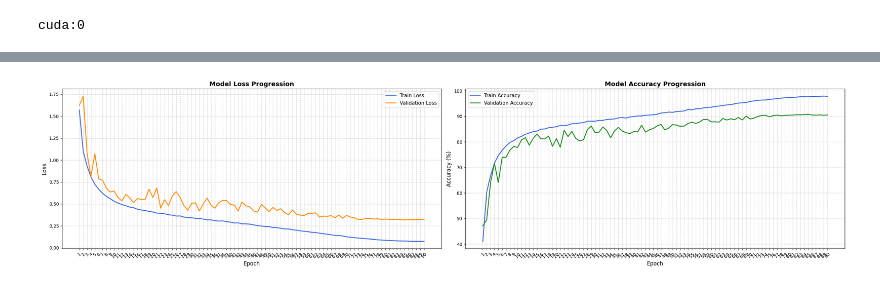
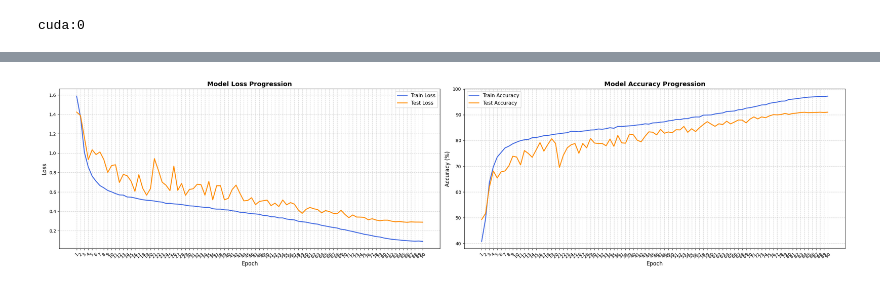
Before and after one commit to AveZorgen/deep-learning-course-practice-2026, a Jupyter notebook: laboratory_work_2/KulikovAY/submit.ipynb, the cells around one changed output, grey strips where cells are left out. Cells and saved outputs as stored; diff of their text form; code cells hidden in the pictures.

```diff
--- a/laboratory_work_2/KulikovAY/submit.ipynb
+++ b/laboratory_work_2/KulikovAY/submit.ipynb
@@ -563,39 +450,38 @@ config['num_epochs'] = 90
 # %%
-# Start the full run from new weights; tuning models are discarded.
 set_seed(config["seed"])
 train_generator.manual_seed(config["seed"])
-cnn_model = build_model().to(device)
-optimizer = make_optimizer(cnn_model, learning_rate)
-scheduler = torch.optim.lr_scheduler.CosineAnnealingLR(
-    optimizer, T_max=config["num_epochs"], eta_min=config["min_learning_rate"]
+cnn_model = ResNet(num_classes=num_classes).to(device)
+optimizer = torch.optim.SGD(
+    cnn_model.parameters(), lr=config["warmup_learning_rate"],
+    momentum=config["momentum"], weight_decay=config["weight_decay"],
 )
+scheduler = None
 metrics = []
-best_score = (-1.0, float("-inf"))
-best_state = None
-best_epoch = None
 for epoch in range(config["num_epochs"]):
     started = time.perf_counter()
     epoch_learning_rate = optimizer.param_groups[0]["lr"]
     train_result = run_epoch(cnn_model, train_loader, optimizer)
-    validation_result = run_epoch(cnn_model, validation_loader)
+    test_accuracy, test_loss = get_accuracy(test_loader, cnn_model)
     metrics.append({
+        "epoch": epoch + 1,
         "train_loss": train_result["loss"], "train_accuracy": train_result["accuracy"],
-        "validation_loss": validation_result["loss"], "validation_accuracy": validation_result["accuracy"],
+        "test_loss": test_loss, "test_accuracy": test_accuracy,
         "learning_rate": epoch_learning_rate,
     })
-    score = (validation_result["accuracy"], -validation_result["loss"])
-    if score > best_score:
-        best_score = score
-        best_epoch = epoch + 1
-        best_state = {name: value.detach().cpu().clone() for name, value in cnn_model.state_dict().items()}
-    scheduler.step()
+    if scheduler is not None:
+        scheduler.step()
+    elif 1 - train_result["accuracy"] < config["warmup_error_threshold"]:
+        remaining_epochs = config["num_epochs"] - epoch - 1
+        if remaining_epochs:
+            optimizer.param_groups[0]["lr"] = config["learning_rate"]
+            scheduler = torch.optim.lr_scheduler.CosineAnnealingLR(
+                optimizer, T_max=remaining_epochs, eta_min=config["min_learning_rate"]
+            )
     print(
         f"Epoch[{epoch + 1}/{config['num_epochs']}]: lr={epoch_learning_rate:.5f} "
         f"train_loss={train_result['loss']:.4f} train_accuracy={train_result['accuracy']:.4f} "
-        f"val_loss={validation_result['loss']:.4f} val_accuracy={validation_result['accuracy']:.4f} "
+        f"test_loss={test_loss:.4f} test_accuracy={test_accuracy:.4f} "
         f"elapsed={time.perf_counter() - started:.1f}s", flush=True,
     )
-cnn_model.load_state_dict(best_state)
-cnn_model.eval()
-print(f"Restored epoch {best_epoch}; best validation accuracy = {best_score[0]:.2%}")
+cnn_model.eval();
 # %% [output]
@@ -633,28 +520,28 @@ metrics[-1]
 # %%
-epochs = range(1, len(metrics) + 1)
+epochs = [m["epoch"] for m in metrics]
 fig, ax = plt.subplots(1, 2, figsize=(25, 6))
 
 ax[0].plot(epochs, [m["train_loss"] for m in metrics], label="Train Loss", color="royalblue", linewidth=2)
-ax[0].plot(epochs, [m["validation_loss"] for m in metrics], label="Validation Loss", color="darkorange", linewidth=2)
+ax[0].plot(epochs, [m["test_loss"] for m in metrics], label="Test Loss", color="darkorange", linewidth=2)
 ax[0].set_title("Model Loss Progression", fontsize=14, fontweight="bold")
 ax[0].set_xlabel("Epoch", fontsize=12)
 ax[0].set_ylabel("Loss", fontsize=12)
 ax[0].grid(True, linestyle="--", alpha=0.6)
 ax[0].legend(fontsize=11)
 
 ax[1].plot(epochs, [100 * m["train_accuracy"] for m in metrics], label="Train Accuracy", color="royalblue", linewidth=2)
-ax[1].plot(epochs, [100 * m["validation_accuracy"] for m in metrics], label="Validation Accuracy", color="forestgreen", linewidth=2)
+ax[1].plot(epochs, [100 * m["test_accuracy"] for m in metrics], label="Test Accuracy", color="darkorange", linewidth=2)
 ax[1].set_title("Model Accuracy Progression", fontsize=14, fontweight="bold")
 ax[1].set_xlabel("Epoch", fontsize=12)
 ax[1].set_ylabel("Accuracy (%)", fontsize=12)
 ax[1].grid(True, linestyle="--", alpha=0.6)
 ax[1].legend(fontsize=11)
 
 for axis in ax:
     axis.set_xticks(list(epochs))
 ax[0].tick_params(axis="x", labelrotation=45)
 ax[1].tick_params(axis="x", labelrotation=45)
 plt.tight_layout()
 plt.show()
 # %% [output]
-[figure, old version]
+[figure, new version]
```
Also changed, not shown: parts of 18 cells of this notebook, 1 other file.
